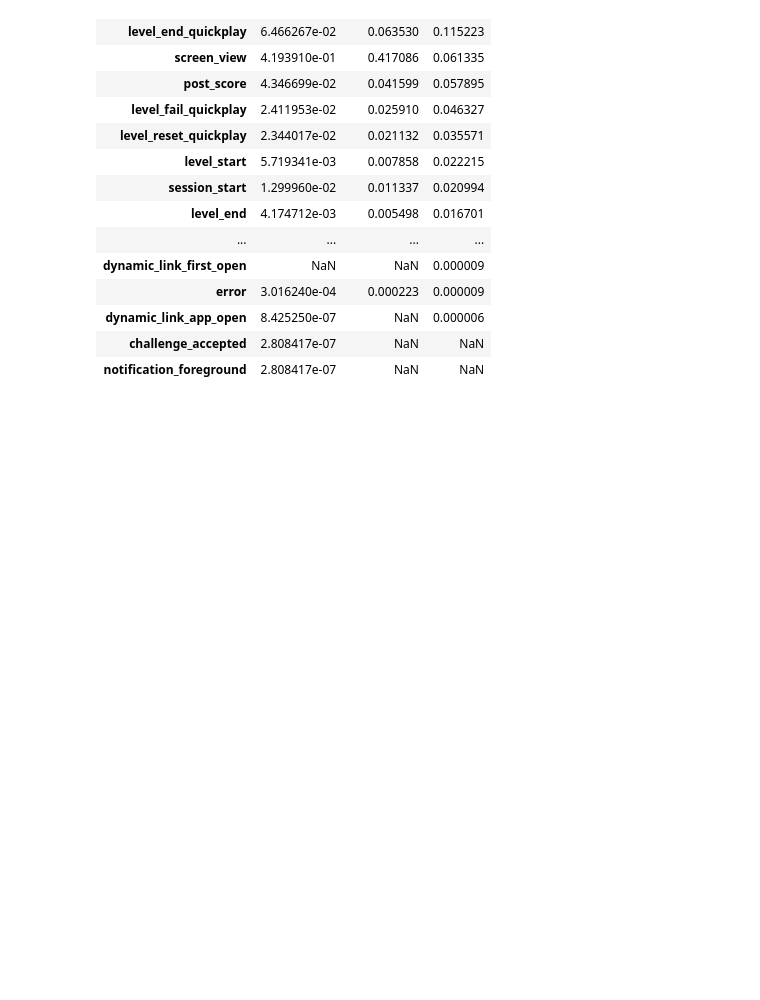
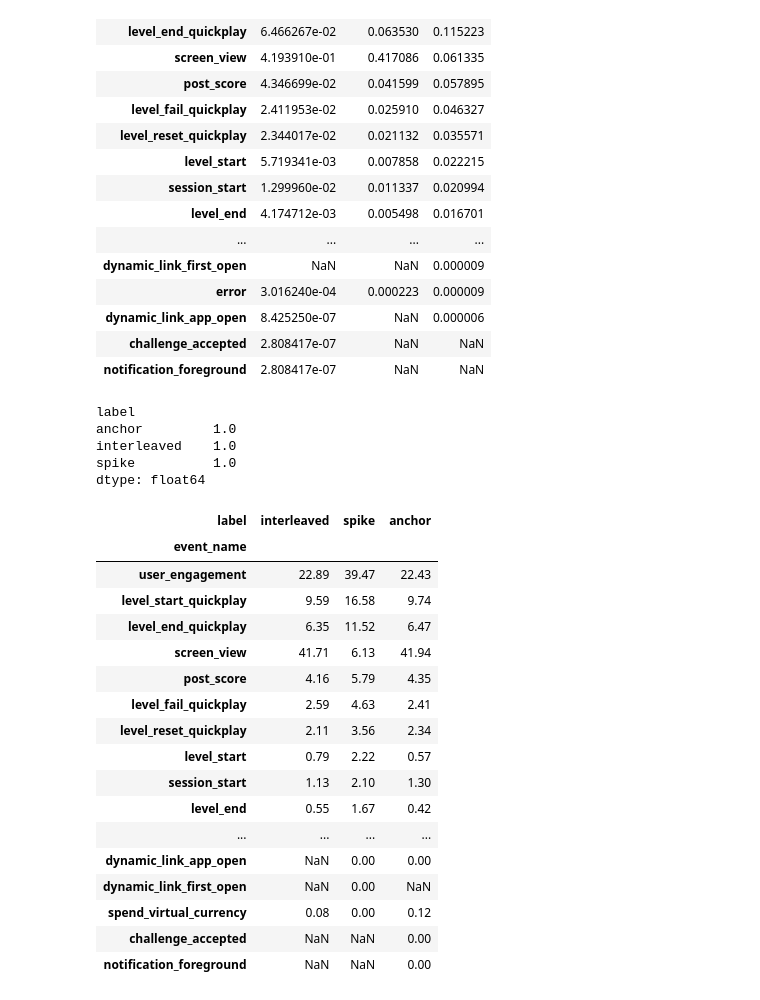
Before and after one commit to Adir-Amar/FloodIt-product-analytics, a Jupyter notebook: notebooks/04_spike_analysis.ipynb, the cells around one changed output. Drawn from its saved outputs; the diff is of its cells as text; code cells hidden in the pictures; blank space fills up the shorter version.

```diff
--- a/notebooks/04_spike_analysis.ipynb
+++ b/notebooks/04_spike_analysis.ipynb
@@ -92,3 +93,34 @@ pivoted.sort_values('spike', ascending=False)
 | dynamic_link_app_open | 8.425250e-07 | NaN | 0.000006 |
 | challenge_accepted | 2.808417e-07 | NaN | NaN |
 | notification_foreground | 2.808417e-07 | NaN | NaN |
+# %%
+share_sums = pivoted.sum()
+print(share_sums)
+assert (share_sums.round(6) == 1.0).all(), "share columns do not sum to 1.0"
+# %% [output]
+label
+anchor         1.0
+interleaved    1.0
+spike          1.0
+dtype: float64
+# %%
+(pivoted[['interleaved', 'spike', 'anchor']] * 100).round(2).sort_values('spike', ascending=False)
+# %% [output]
+| label | interleaved | spike | anchor |
+| event_name |  |  |  |
+| user_engagement | 22.89 | 39.47 | 22.43 |
+| level_start_quickplay | 9.59 | 16.58 | 9.74 |
+| level_end_quickplay | 6.35 | 11.52 | 6.47 |
+| screen_view | 41.71 | 6.13 | 41.94 |
+| post_score | 4.16 | 5.79 | 4.35 |
+| level_fail_quickplay | 2.59 | 4.63 | 2.41 |
+| level_reset_quickplay | 2.11 | 3.56 | 2.34 |
+| level_start | 0.79 | 2.22 | 0.57 |
+| session_start | 1.13 | 2.10 | 1.30 |
+| level_end | 0.55 | 1.67 | 0.42 |
+| ... | ... | ... | ... |
+| dynamic_link_app_open | NaN | 0.00 | 0.00 |
+| dynamic_link_first_open | NaN | 0.00 | NaN |
+| spend_virtual_currency | 0.08 | 0.00 | 0.12 |
+| challenge_accepted | NaN | NaN | 0.00 |
+| notification_foreground | NaN | NaN | 0.00 |
```
Also changed, not shown: parts of 6 cells of this notebook.
